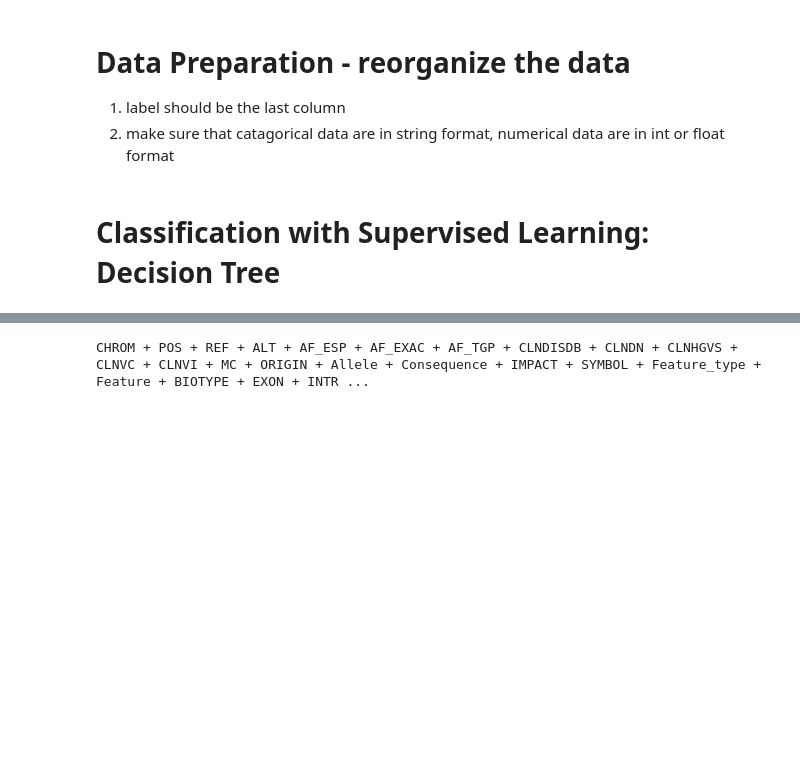
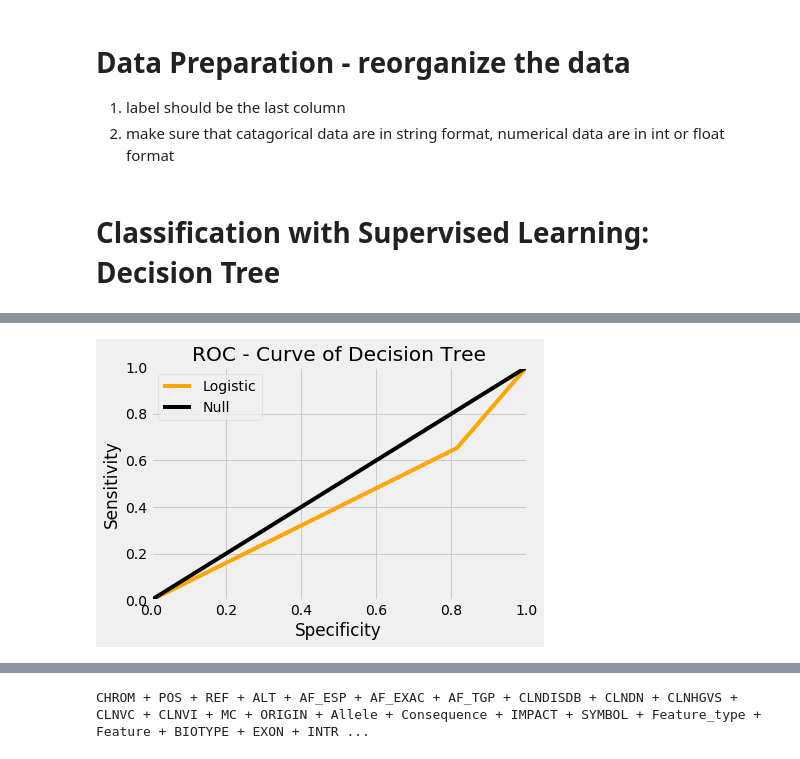
Before and after one commit to frostace/BinaryClassification, a Jupyter notebook: Decision Tree.ipynb, the cells around one changed output, grey strips where cells are left out. Cells and saved outputs as stored; diff of their text form; code cells hidden in the pictures; blank space fills up the shorter version.

```diff
--- a/Decision Tree.ipynb
+++ b/Decision Tree.ipynb
@@ -241,0 +245,21 @@ tree = DecisionTree(training_attribute, training_data, "CART")
+# %%
+# Compute TN, TP, FN, FP, etc. together with testing
+# ===========================================================
+ROC = Table(make_array('CUTOFF', 'TN', 'FN', 'FP', 'TP', 'ACC'))
+step_size = 0.05
+CMap = {0: 'TN', 1: 'FN', 2: 'FP', 3: 'TP'}
+for cutoff in np.arange(0, 1 + step_size, step_size):
+    Confusion = {'TN': 0, 'FN': 0, 'FP': 0, 'TP': 0}
+    for row in testing_data:
+        # prediction is a counter of label 1 and 0
+        pred_counter = tree.classify(row, tree.root)
+        true_rate = pred_counter.get(1, 0) / (pred_counter.get(1, 0) + pred_counter.get(0, 0) + 0.00000001)
+        true_pred = 1 if true_rate >= cutoff else 0
+        indicator = (true_pred << 1) + row[-1]
+        # accordingly update confusion matrix
+        Confusion[CMap[indicator]] += 1
+    # concatenate the confusion matrix values into the overall ROC Table
+    thisline = [cutoff] + list(Confusion.values()) + [(Confusion['TP'] + Confusion['TN']) / sum(Confusion.values())]
+    ROC = ROC.with_row(thisline)
+ROC = ROC.with_columns('SENSITIVITY', ROC.apply(lambda TP, FN: TP / (TP + FN + 0.00000001), 'TP', 'FN'))
+ROC = ROC.with_columns('SPECIFICITY', ROC.apply(lambda TN, FP: TN / (TN + FP + 0.00000001), 'TN', 'FP'))
@@ -242 +298,16 @@ tree = DecisionTree(training_attribute, training_data, "CART")
+# %%
+# ROC_CURVE
+# ===========================================================
+fig = plt.figure()
+plt.xlabel('Specificity')
+plt.ylabel('Sensitivity')
+plt.title('ROC - Curve of Decision Tree')
+plt.plot(ROC.column('SPECIFICITY'), 1 - ROC.column('SENSITIVITY'), color='orange')
+plt.plot(np.arange(0, 1.1, 0.1), np.arange(0, 1.1, 0.1), color='black')
+plt.legend(['Logistic', 'Null'])
+plt.axis([0, 1, 0, 1])
+plt.show()
+fig.savefig('Decision Tree ROC.png', bbox_inches='tight')
+# %% [output]
+[figure, added]
 # %%
```
Also changed, not shown: parts of 9 cells of this notebook, 8 other files.
